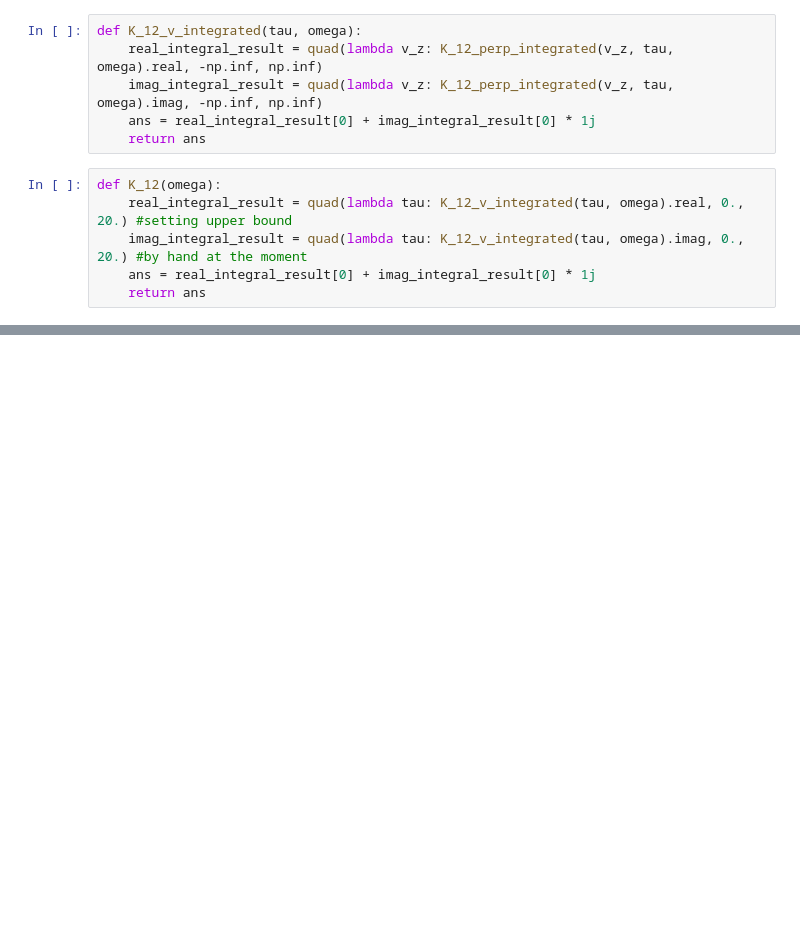
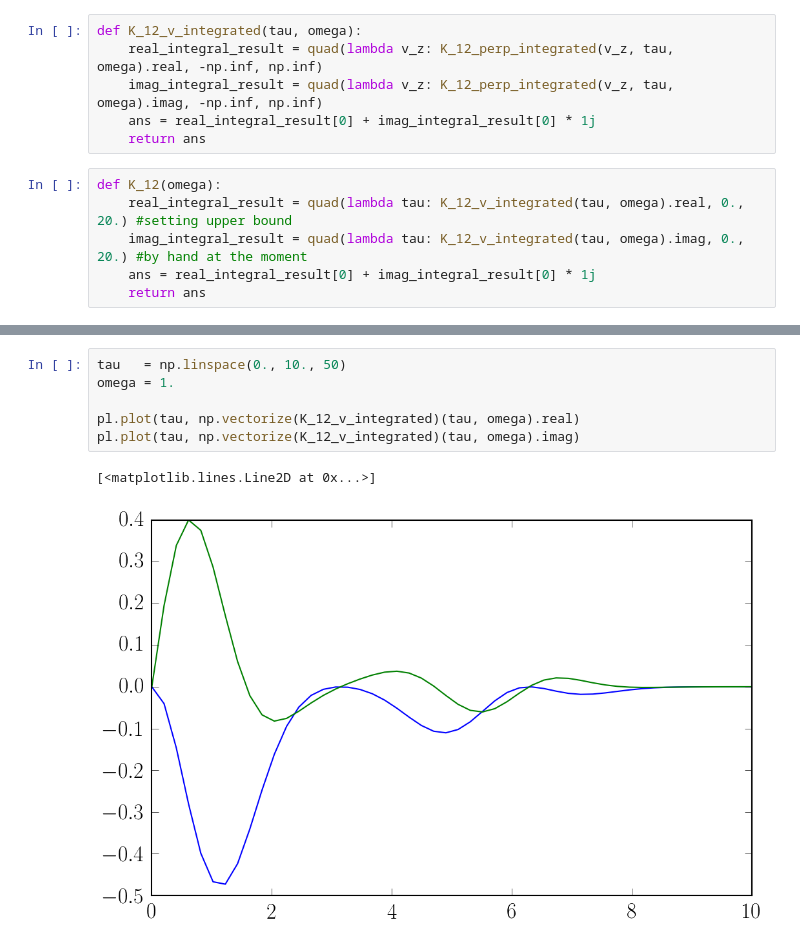
Before and after one commit to aapandy2/dielectric_tensor_tests, a Jupyter notebook: K_12_fully_numerical.ipynb, the cells around one changed output, grey strips where cells are left out. Saved outputs shown, nothing was run; the diff lists cells and outputs as text; blank space fills up the shorter version.

```diff
--- a/K_12_fully_numerical.ipynb
+++ b/K_12_fully_numerical.ipynb
@@ -89,0 +144,9 @@ print K_12(1.)
+# %%
+tau   = np.linspace(0., 10., 50)
+omega = 1.
+
+pl.plot(tau, np.vectorize(K_12_v_integrated)(tau, omega).real)
+pl.plot(tau, np.vectorize(K_12_v_integrated)(tau, omega).imag)
+# %% [output]
+[<matplotlib.lines.Line2D at 0x...>]
+[figure, added]
```
Also changed, not shown: parts of 6 cells of this notebook, 2 other files.
